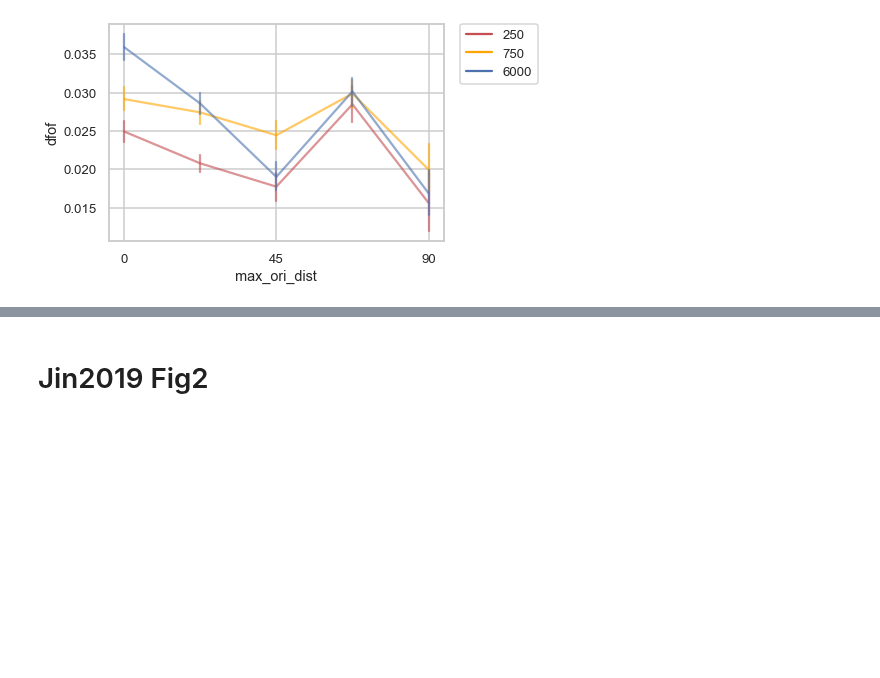
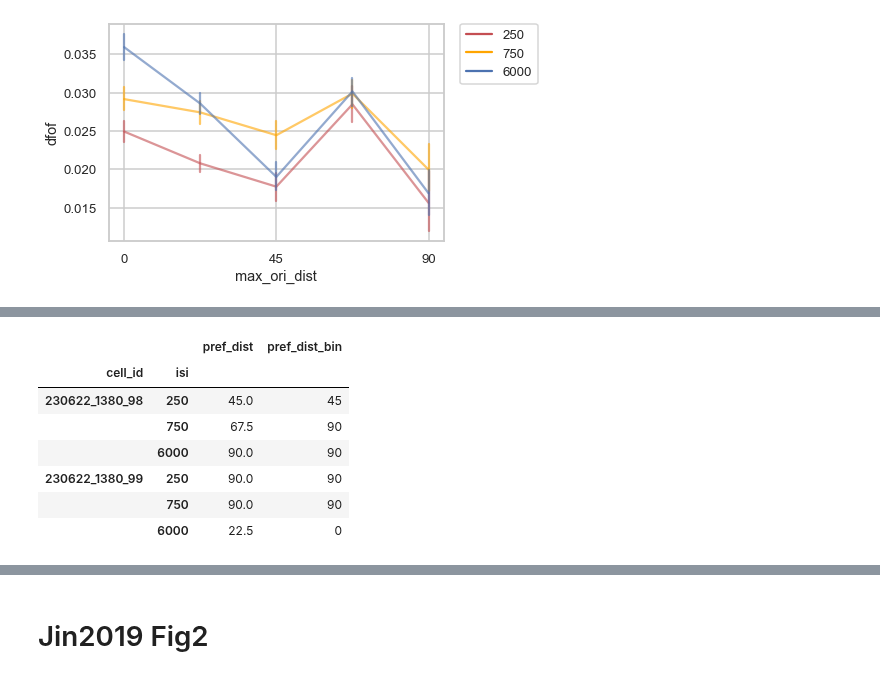
Before and after one commit to lanluo9/inter, a Jupyter notebook: scripts/ipynb/tuning_bias_multisess.ipynb, the cells around one changed output, grey strips where cells are left out. Cells and saved outputs as stored; diff of their text form; code cells hidden in the pictures; blank space fills up the shorter version.

```diff
--- a/scripts/ipynb/tuning_bias_multisess.ipynb
+++ b/scripts/ipynb/tuning_bias_multisess.ipynb
@@ -767,0 +734,43 @@ plt.legend(bbox_to_anchor=(1.05, 1), loc=2, borderaxespad=0.);
+# %%
+def bin_ori(x):
+    # bin pref ori to 0, 45, 90
+    # when using ori-max as crude pref, this means 0 & 22.5 are binned together, 67.5 & 90 are binned together
+    if x < 30:
+        return 0
+    elif x <= 60:
+        return 45
+    else:
+        return 90
+
+def distance_from_adapter(x):
+    # adapter is always 0 deg
+    # x = 22.5*x # convert from stim id int to degree
+    if x > 90:
+        x = 180 - x
+    return x
+
+
+df_tidy['pref_dist'] = df_tidy['ori_max'].apply(lambda x: distance_from_adapter(x)) # pref ori distance from adapter
+df_tidy['pref_dist_bin'] = df_tidy['pref_dist'].apply(lambda x: bin_ori(x)) # bin the distance to 0, 45, 90
+
+df_pref_dist = df_tidy.merge(df_well_max, on=['cell_id', 'isi'], how='left').copy()
+df_pref_dist = (df_pref_dist
+           [(df_pref_dist.resp_id == 'R2')
+            & (df_pref_dist.filter_cell_vis == True)
+            # & (df_pref_dist.filter_cell_well_max == True)
+            ]
+           .groupby(['cell_id', 'isi'])
+           .first() # for each cell and isi, pref_dist is the same, so just take the first row
+           [['pref_dist', 'pref_dist_bin', ]] # 'filter_cell_well_max', 'filter_cell_vis']]
+           )
+
+df_pref_dist.tail(6)
+# %% [output]
+|  |  | pref_dist | pref_dist_bin |
+| cell_id | isi |  |  |
+| 230622_1380_98 | 250 | 45.0 | 45 |
+|  | 750 | 67.5 | 90 |
+|  | 6000 | 90.0 | 90 |
+| 230622_1380_99 | 250 | 90.0 | 90 |
+|  | 750 | 90.0 | 90 |
+|  | 6000 | 22.5 | 0 |
```
Also changed, not shown: parts of 11 cells of this notebook.
